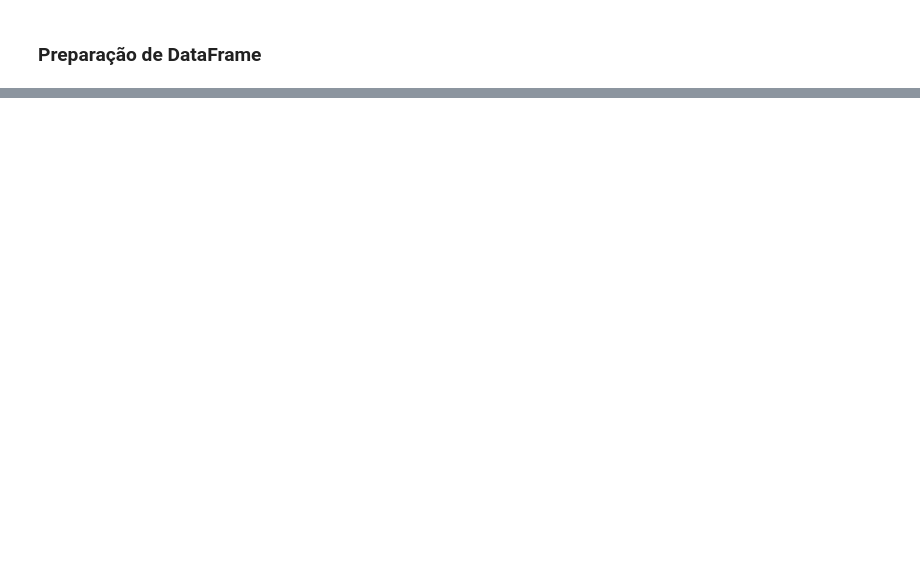
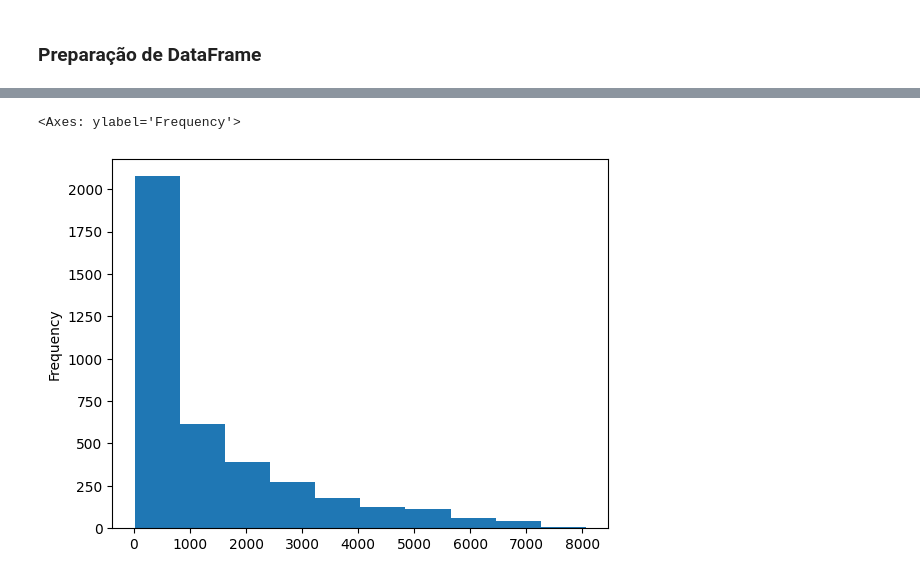
Before and after one commit to mgckaled/ignite-devia-introduction, a Jupyter notebook: ead_churn.ipynb, the cells around one changed output, grey strips where cells are left out. Drawn from its saved outputs; the diff is of its cells as text; code cells hidden in the pictures; blank space fills up the shorter version.

```diff
--- a/ead_churn.ipynb
+++ b/ead_churn.ipynb
@@ -784,0 +800,4 @@ Proposição de desafios
+# %%
+# criar um DataFrame somente com clientes do tipo Month to Month (Contrato Mensal)
+df_churn_month = df_churn[df_churn["Contract"] == "Month-to-month"]
+df_churn_month.head()
@@ -784,0 +812,6 @@ Proposição de desafios
+# %%
+# conferir distribuição normal dos dados com plot de histograma
+df_churn_month["TotalCharges"].plot.hist()
+# %% [output]
+<Axes: ylabel='Frequency'>
+[figure, added]
```
Also changed, not shown: parts of 5 cells of this notebook, 3 other files.
